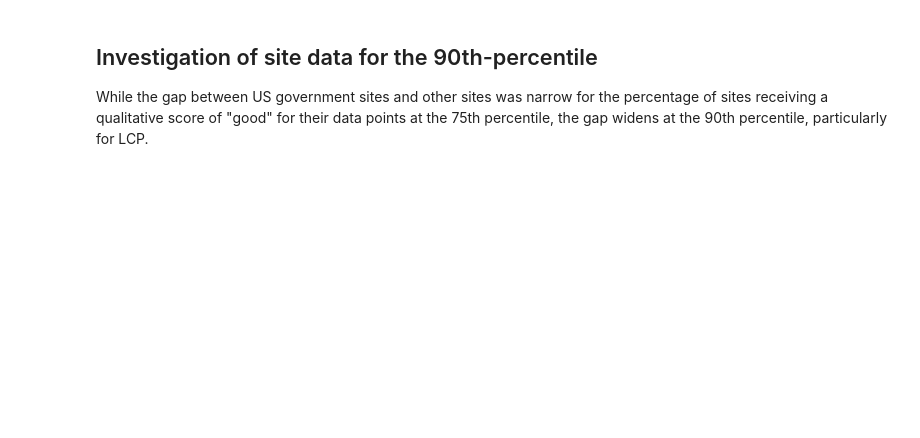
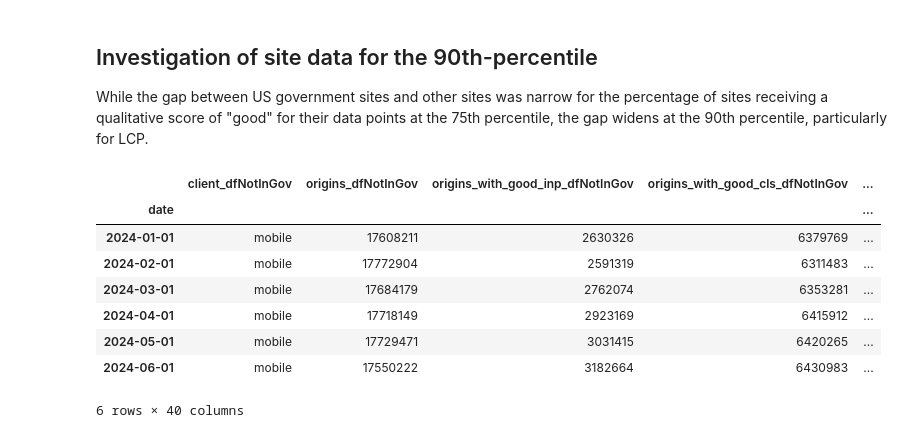
Before and after one commit to GSA-TTS/inclusive-web-performance-cx, a Jupyter notebook: research/government-website-performance.ipynb, the cells around one changed output. Cells and saved outputs as stored; diff of their text form; code cells hidden in the pictures; blank space fills up the shorter version.

```diff
--- a/research/government-website-performance.ipynb
+++ b/research/government-website-performance.ipynb
@@ -152,11 +161,18 @@ While the gap between US government sites and other sites was narrow for the per
 dfNotInGov = load_results_to_dataframe('data/aggregate-cwv-not-in-government-p90.csv')
 dfInGov = load_results_to_dataframe('data/aggregate-cwv-in-government-p90.csv')
 # %%
-dfInGov.index = pd.to_datetime(dfInGov.index)
-dfNotInGov.index = pd.to_datetime(dfNotInGov.index)
-
-# Merge dataframes on index
-merged_df = pd.merge(dfInGov, dfNotInGov, left_index=True, right_index=True, suffixes=('_dfInGov', '_dfNotInGov'))
+merged_df = dfNotInGov.join(dfInGov, lsuffix='_dfNotInGov', rsuffix='_dfInGov')
+merged_df.head(500)
+# %% [output]
+|  | client_dfNotInGov | origins_dfNotInGov | origins_with_good_inp_dfNotInGov | origins_with_good_cls_dfNotInGov | ... |
+| date |  |  |  |  | ... |
+| 2024-01-01 | mobile | 17608211 | 2630326 | 6379769 | ... |
+| 2024-02-01 | mobile | 17772904 | 2591319 | 6311483 | ... |
+| 2024-03-01 | mobile | 17684179 | 2762074 | 6353281 | ... |
+| 2024-04-01 | mobile | 17718149 | 2923169 | 6415912 | ... |
+| 2024-05-01 | mobile | 17729471 | 3031415 | 6420265 | ... |
+| 2024-06-01 | mobile | 17550222 | 3182664 | 6430983 | ... |
+6 rows × 40 columns
 # %%
 plot_individual_metric_comparison(merged_df, merged_df['pct_good_cls_dfInGov'], merged_df['pct_good_cls_dfNotInGov'], 'CLS', 'p90')
 plot_individual_metric_comparison(merged_df, merged_df['pct_good_lcp_dfInGov'], merged_df['pct_good_lcp_dfNotInGov'], 'LCP', 'p90')
```
Also changed, not shown: parts of 4 cells of this notebook.
